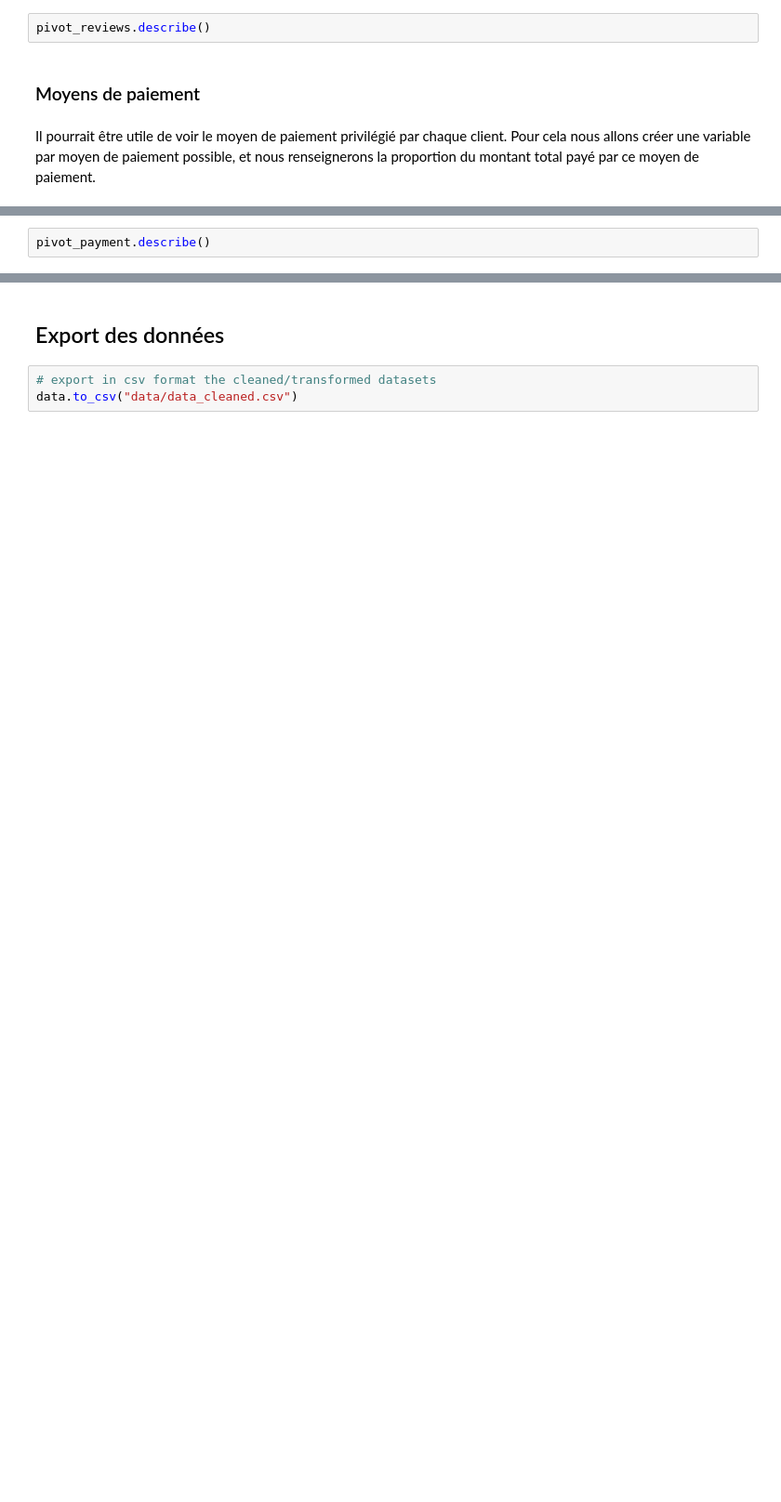
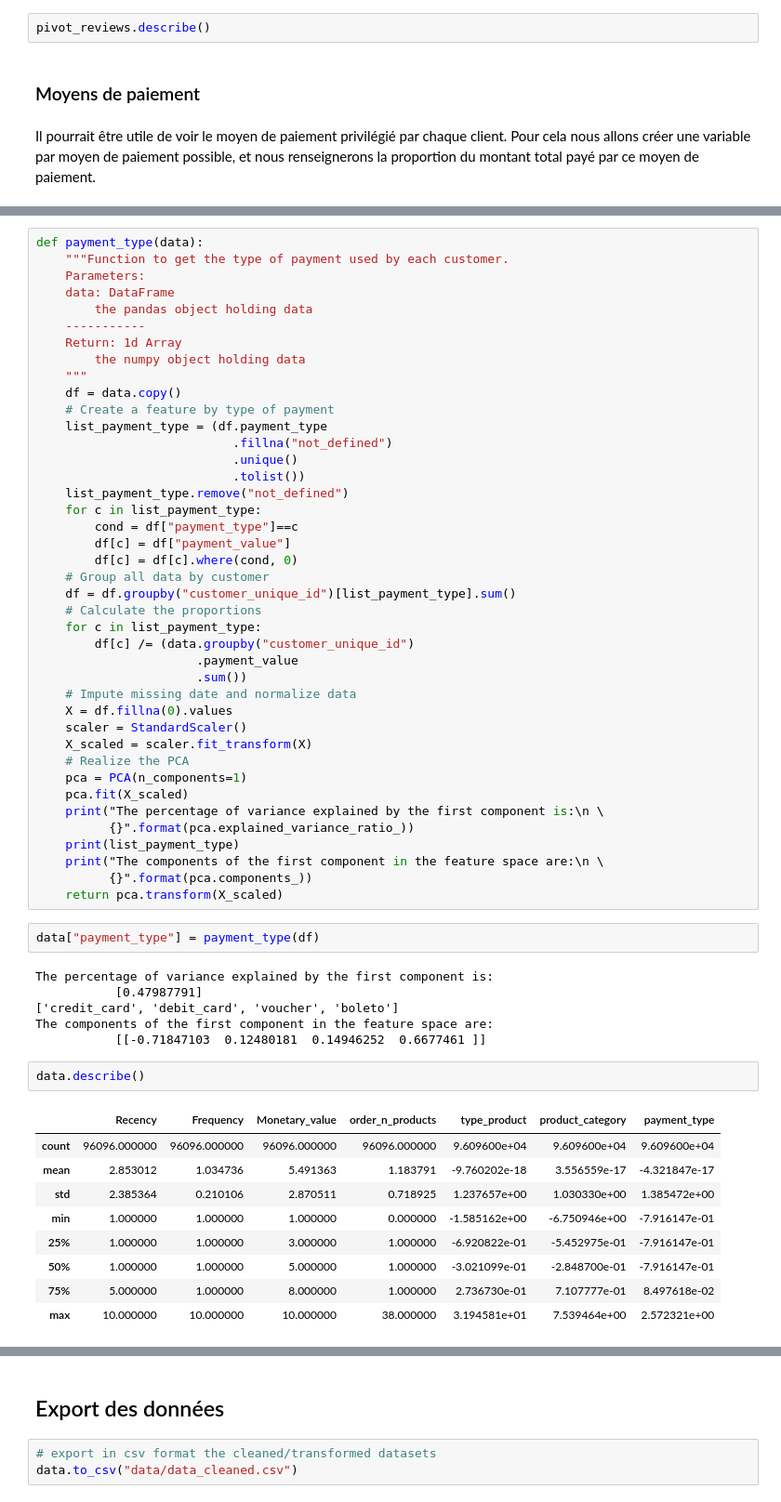
Before and after one commit to Pierre-Eloi/OC_DS_Project5, a Jupyter notebook: Project5_Data_Wrangling.ipynb, the cells around one changed output, grey strips where cells are left out. Shown at 93% size. Cells and saved outputs as stored; diff of their text form; blank space fills up the shorter version.

Commit message:
the paiement_type feature has been added.

```diff
--- a/Project5_Data_Wrangling.ipynb
+++ b/Project5_Data_Wrangling.ipynb
@@ -496,2 +479,61 @@ pivot_payment = pivot_payment.drop(columns=["payment_value", "not_defined"])
+# %%
+def payment_type(data):
+    """Function to get the type of payment used by each customer.
+    Parameters:
+    data: DataFrame
+        the pandas object holding data
+    -----------
+    Return: 1d Array
+        the numpy object holding data
+    """
+    df = data.copy()
+    # Create a feature by type of payment
+    list_payment_type = (df.payment_type
+                           .fillna("not_defined")
+                           .unique()
+                           .tolist())
+    list_payment_type.remove("not_defined")
+    for c in list_payment_type:
+        cond = df["payment_type"]==c
+        df[c] = df["payment_value"]
+        df[c] = df[c].where(cond, 0)
+    # Group all data by customer
+    df = df.groupby("customer_unique_id")[list_payment_type].sum()
+    # Calculate the proportions
+    for c in list_payment_type:
+        df[c] /= (data.groupby("customer_unique_id")
+                      .payment_value
+                      .sum())
+    # Impute missing date and normalize data
+    X = df.fillna(0).values
+    scaler = StandardScaler()
+    X_scaled = scaler.fit_transform(X)
+    # Realize the PCA
+    pca = PCA(n_components=1)
+    pca.fit(X_scaled)
+    print("The percentage of variance explained by the first component is:\n \
+          {}".format(pca.explained_variance_ratio_))
+    print(list_payment_type)
+    print("The components of the first component in the feature space are:\n \
+          {}".format(pca.components_))
+    return pca.transform(X_scaled)
+# %%
+data["payment_type"] = payment_type(df)
+# %% [output]
+The percentage of variance explained by the first component is:
+           [0.47987791]
+['credit_card', 'debit_card', 'voucher', 'boleto']
+The components of the first component in the feature space are:
+           [[-0.71847103  0.12480181  0.14946252  0.6677461 ]]
 # %%
-pivot_payment.describe()
+data.describe()
+# %% [output]
+|  | Recency | Frequency | Monetary_value | order_n_products | type_product | product_category | payment_type |
+| count | 96096.000000 | 96096.000000 | 96096.000000 | 96096.000000 | 9.609600e+04 | 9.609600e+04 | 9.609600e+04 |
+| mean | 2.853012 | 1.034736 | 5.491363 | 1.183791 | -9.760202e-18 | 3.556559e-17 | -4.321847e-17 |
+| std | 2.385364 | 0.210106 | 2.870511 | 0.718925 | 1.237657e+00 | 1.030330e+00 | 1.385472e+00 |
+| min | 1.000000 | 1.000000 | 1.000000 | 0.000000 | -1.585162e+00 | -6.750946e+00 | -7.916147e-01 |
+| 25% | 1.000000 | 1.000000 | 3.000000 | 1.000000 | -6.920822e-01 | -5.452975e-01 | -7.916147e-01 |
+| 50% | 1.000000 | 1.000000 | 5.000000 | 1.000000 | -3.021099e-01 | -2.848700e-01 | -7.916147e-01 |
+| 75% | 5.000000 | 1.000000 | 8.000000 | 1.000000 | 2.736730e-01 | 7.107777e-01 | 8.497618e-02 |
+| max | 10.000000 | 10.000000 | 10.000000 | 38.000000 | 3.194581e+01 | 7.539464e+00 | 2.572321e+00 |
```
Also changed, not shown: parts of 19 cells of this notebook.
